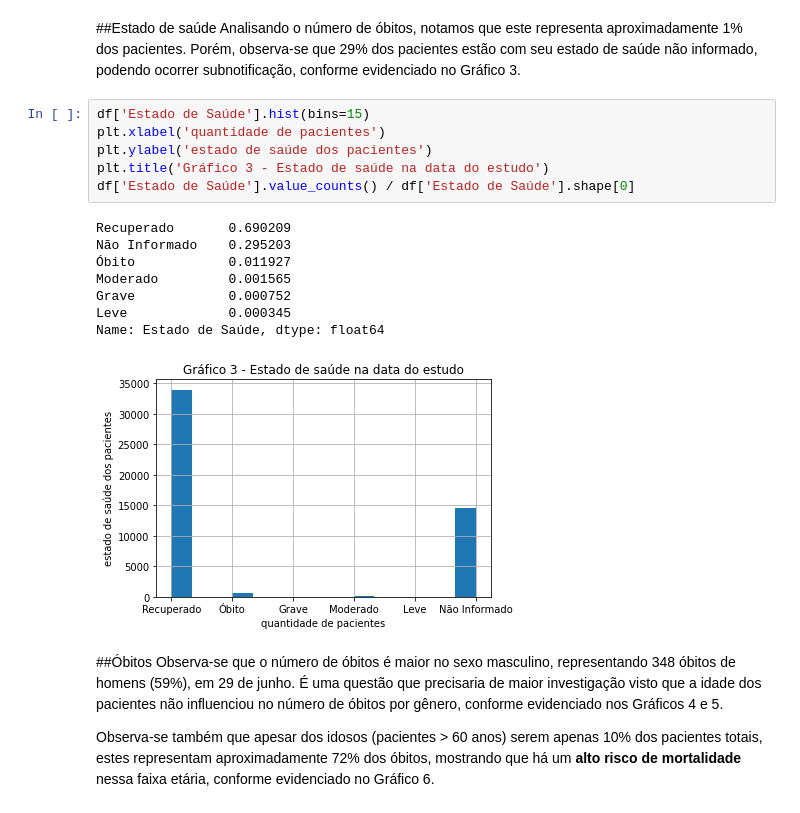
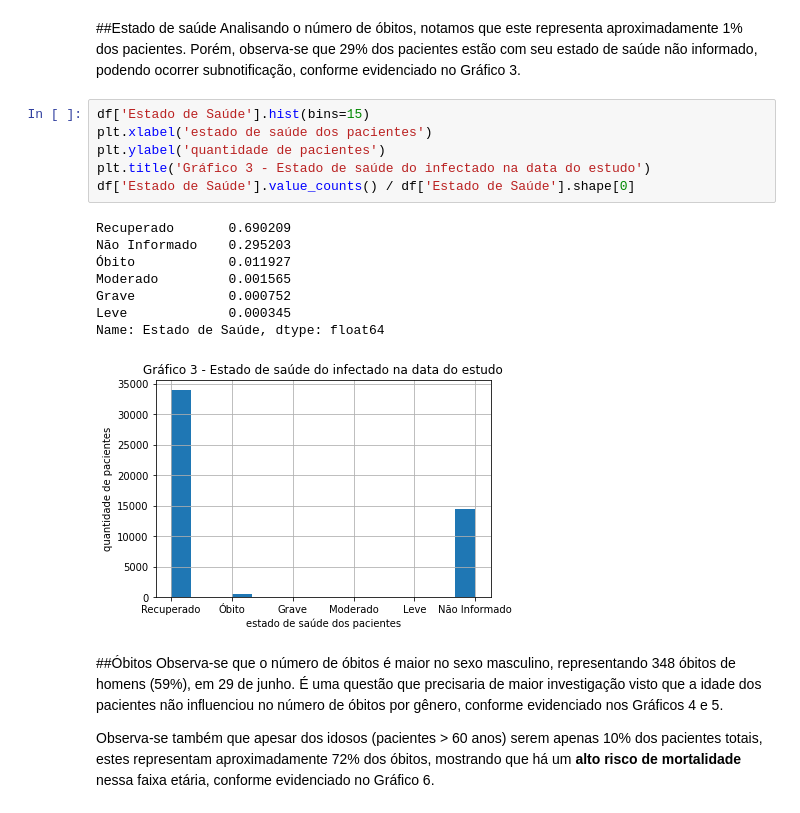
Before and after one commit to carmenscar/Data-Science-projects, a Jupyter notebook: analisecovidbsb.ipynb, the cells around one changed output. Saved outputs shown, nothing was run; the diff lists cells and outputs as text.

```diff
--- a/analisecovidbsb.ipynb
+++ b/analisecovidbsb.ipynb
@@ -197,19 +197,19 @@ Name: Faixa Etária, dtype: int64
 Analisando o número de óbitos, notamos que este representa aproximadamente 1% dos pacientes. Porém, observa-se que 29% dos pacientes estão com seu estado de saúde não informado, podendo ocorrer subnotificação, conforme evidenciado no Gráfico 3.
 # %%
 df['Estado de Saúde'].hist(bins=15)
-plt.xlabel('quantidade de pacientes')
-plt.ylabel('estado de saúde dos pacientes')
-plt.title('Gráfico 3 - Estado de saúde na data do estudo')
+plt.xlabel('estado de saúde dos pacientes')
+plt.ylabel('quantidade de pacientes')
+plt.title('Gráfico 3 - Estado de saúde do infectado na data do estudo')
 df['Estado de Saúde'].value_counts() / df['Estado de Saúde'].shape[0]
 # %% [output]
 Recuperado       0.690209
 Não Informado    0.295203
 Óbito            0.011927
 Moderado         0.001565
 Grave            0.000752
 Leve             0.000345
 Name: Estado de Saúde, dtype: float64
-[figure, old version]
+[figure, new version]
 # %% [markdown]
 ##Óbitos
 Observa-se que o número de óbitos é maior no sexo masculino, representando 348 óbitos de homens (59%), em 29 de junho.
```
Also changed, not shown: parts of 2 cells of this notebook.
